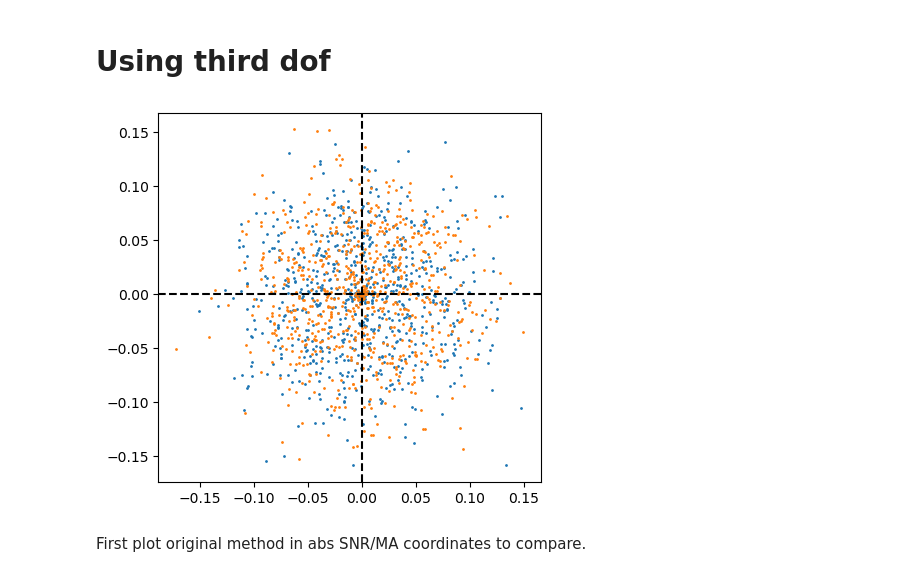
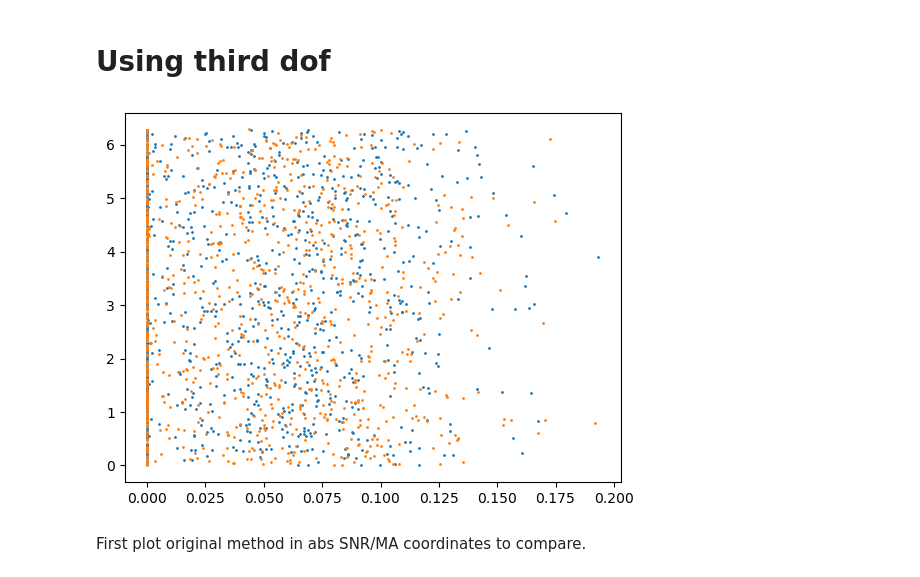
Before and after one commit to BenGPatterson/EccentricBinaries, a Jupyter notebook: notebooks/degen_function.ipynb, the cells around one changed output. Drawn from its saved outputs; the diff is of its cells as text; code cells hidden in the pictures.

```diff
--- a/notebooks/degen_function.ipynb
+++ b/notebooks/degen_function.ipynb
@@ -516,8 +495,8 @@ def two_ecc_harms_SNR_test(rhos, phis):
     rhos_n1[rho_n1_mask] = rhos[-1][rho_n1_mask]
     rhos_1 /= rhos[0]
     rhos_n1 /= rhos[0]
-    phis_1 = phis[0] + MAs
-    phis_n1 = phis[0] - MAs
+    phis_1 = np.mod(phis[0] + MAs, 2*np.pi)
+    phis_n1 = np.mod(phis[0] - MAs, 2*np.pi)
 
     # Convert back to floats if original was not array
     if not array:
@@ -528,25 +507,28 @@ def two_ecc_harms_SNR_test(rhos, phis):
 
     return rhos_1, rhos_n1, phis_1, phis_n1
 # %%
+n = 10**5
 z_0 = 20
 z_1 = 0+0j
 z_n1 = 0+0j
 
+s_1 = np.random.normal(0, 1, n) + 1j*np.random.normal(0, 1, n)
+s_n1 = np.random.normal(0, 1, n) + 1j*np.random.normal(0, 1, n)
 s_1_3d_test_abs, s_n1_3d_test_abs, s_1_3d_test_ang, s_n1_3d_test_ang = two_ecc_harms_SNR_test({0: np.full(n, np.abs(z_0)), 1: np.abs(s_1), -1: np.abs(s_n1)},
                                                                                               {0: np.full(n, np.angle(z_0)), 1: np.angle(s_1), -1: np.angle(s_n1)})
 s_1_3d_test = s_1_3d_test_abs*np.exp(1j*s_1_3d_test_ang)
 s_n1_3d_test = s_n1_3d_test_abs*np.exp(1j*s_n1_3d_test_ang)
 
 # plt.scatter(np.real(s_1_3d_test[::100]), np.imag(s_1_3d_test[::100]), s=1, c='C0')
 # plt.scatter(np.real(s_n1_3d_test[::100]), np.imag(s_n1_3d_test[::100]), s=1, c='C1')
-plt.scatter(np.abs(s_1_3d_test[::100]), np.ang(s_1_3d_test[::100]), s=1, c='C0')
-plt.scatter(np.abs(s_n1_3d_test[::100]), np.ang(s_n1_3d_test[::100]), s=1, c='C1')
+plt.scatter(s_1_3d_test_abs[::100], s_1_3d_test_ang[::100], s=1, c='C0')
+plt.scatter(s_n1_3d_test_abs[::100], s_n1_3d_test_ang[::100], s=1, c='C1')
 # plt.axvline(0, c='k', ls='dashed')
 # plt.axhline(0, c='k', ls='dashed')
-plt.gca().set_aspect('equal')
+# plt.gca().set_aspect('equal')
 plt.show()
 # %% [output]
-[figure, old version]
+[figure, new version]
 # %% [markdown]
 First plot original method in abs SNR/MA coordinates to compare.
 # %%
```
Also changed, not shown: parts of 32 cells of this notebook, 12 other files.
